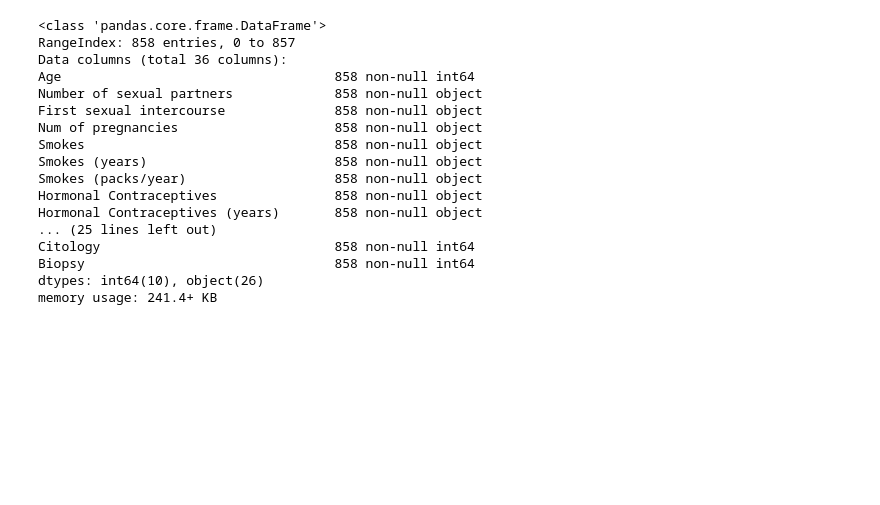
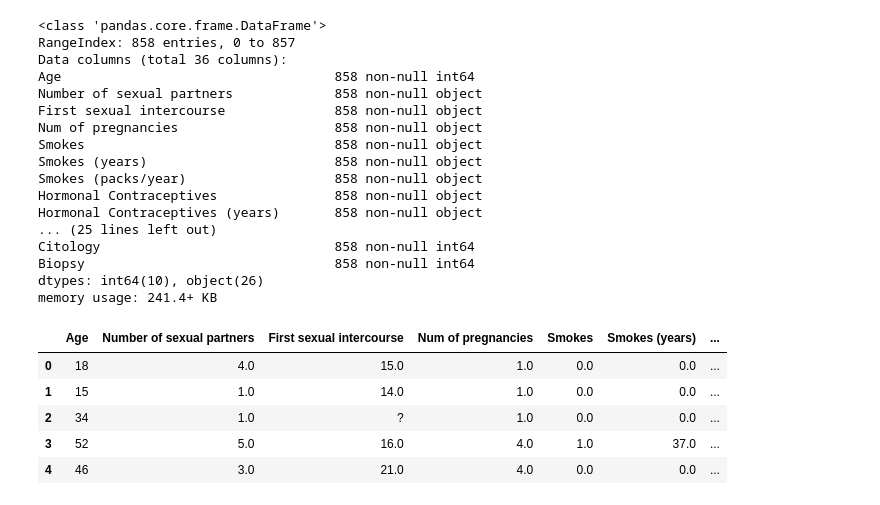
Before and after one commit to lingchiao/DS-SF-42, a Jupyter notebook: final_project/Final Project.ipynb, the cells around one changed output. Cells and saved outputs as stored; diff of their text form; code cells hidden in the pictures; blank space fills up the shorter version.

```diff
--- a/final_project/Final Project.ipynb
+++ b/final_project/Final Project.ipynb
@@ -1,6 +1,11 @@
 # %%
 import pandas as pd
 import numpy as np
+import seaborn as sns
+import matplotlib.pyplot as plt
+
+%matplotlib inline
+pd.set_option('max.columns', 100)
 # %%
 df = pd.read_csv('/Users/ling/Desktop/ds_class/DS-SF-42/final_project/kag_risk_factors_cervical_cancer.csv')
 # %% [markdown]
@@ -39,21 +13,28 @@ Questions
 # %%
 df.shape
 df.info()
+df.head()
 # %% [output]
 <class 'pandas.core.frame.DataFrame'>
 RangeIndex: 858 entries, 0 to 857
 Data columns (total 36 columns):
 Age                                   858 non-null int64
 Number of sexual partners             858 non-null object
 First sexual intercourse              858 non-null object
 Num of pregnancies                    858 non-null object
 Smokes                                858 non-null object
 Smokes (years)                        858 non-null object
 Smokes (packs/year)                   858 non-null object
 Hormonal Contraceptives               858 non-null object
 Hormonal Contraceptives (years)       858 non-null object
 ... (25 lines left out)
 Citology                              858 non-null int64
 Biopsy                                858 non-null int64
 dtypes: int64(10), object(26)
 memory usage: 241.4+ KB
+|  | Age | Number of sexual partners | First sexual intercourse | Num of pregnancies | Smokes | Smokes (years) | ... |
+| 0 | 18 | 4.0 | 15.0 | 1.0 | 0.0 | 0.0 | ... |
+| 1 | 15 | 1.0 | 14.0 | 1.0 | 0.0 | 0.0 | ... |
+| 2 | 34 | 1.0 | ? | 1.0 | 0.0 | 0.0 | ... |
+| 3 | 52 | 5.0 | 16.0 | 4.0 | 1.0 | 37.0 | ... |
+| 4 | 46 | 3.0 | 21.0 | 4.0 | 0.0 | 0.0 | ... |
```
Also changed, not shown: parts of 16 cells of this notebook.
